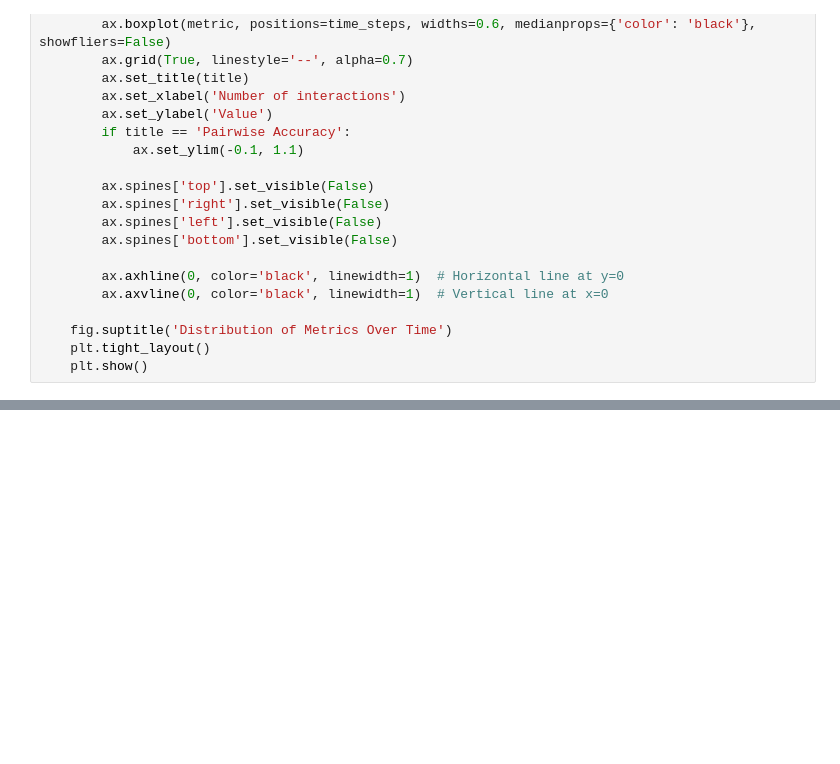
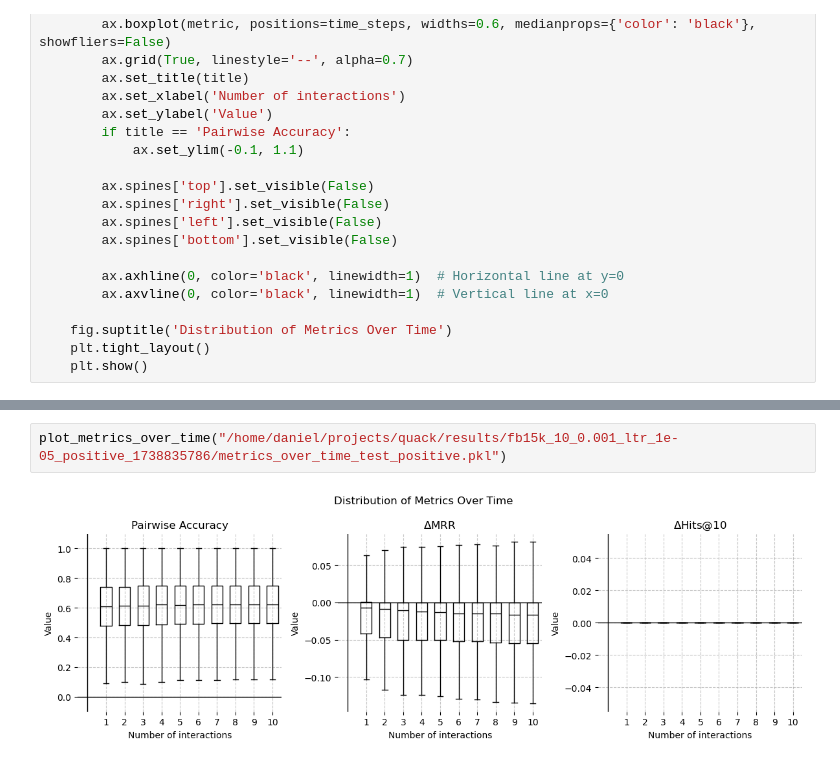
Before and after one commit to dfdazac/nqr, a Jupyter notebook: notebooks/00-metrics-over-time-analysis.ipynb, the cells around one changed output, grey strips where cells are left out. Saved outputs shown, nothing was run; the diff lists cells and outputs as text; blank space fills up the shorter version.

```diff
--- a/notebooks/00-metrics-over-time-analysis.ipynb
+++ b/notebooks/00-metrics-over-time-analysis.ipynb
@@ -76,0 +82,4 @@ neural-n-tanh /home/daniel/projects/quack/results/fb15k_10_0.001_ltr_1e-05_posit
+# %%
+plot_metrics_over_time("/home/daniel/projects/quack/results/fb15k_10_0.001_ltr_1e-05_positive_1738835786/metrics_over_time_test_positive.pkl")
+# %% [output]
+[figure, added]
```
Also changed, not shown: parts of 3 cells of this notebook, 1 other file.
